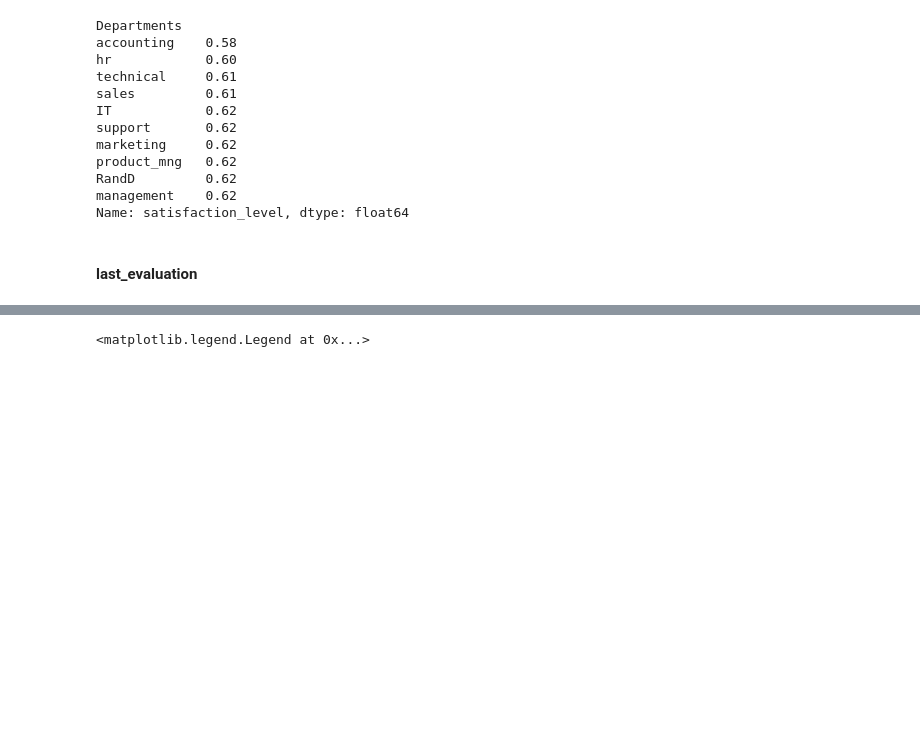
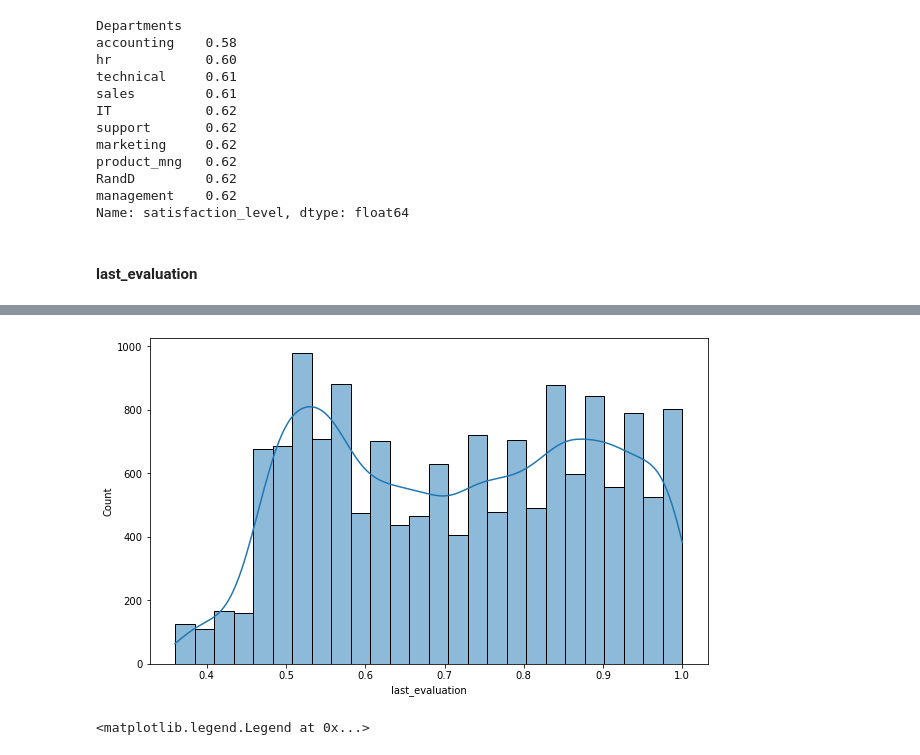
Before and after one commit to habip-bingol/Projects, a Jupyter notebook: ML_Projects/Capstone Projects/Churn_Prediction/Churn_Prediction.ipynb, the cells around one changed output, grey strips where cells are left out. Cells and saved outputs as stored; diff of their text form; code cells hidden in the pictures; blank space fills up the shorter version.

```diff
--- a/ML_Projects/Capstone Projects/Churn_Prediction/Churn_Prediction.ipynb
+++ b/ML_Projects/Capstone Projects/Churn_Prediction/Churn_Prediction.ipynb
@@ -348,3 +360,7 @@ Name: satisfaction_level, dtype: float64
+# %%
+sns.histplot(df.last_evaluation, kde=True);
+# %% [output]
+[figure, added]
 # %%
 sns.scatterplot(x=df.last_evaluation, y=df.average_montly_hours, hue=df.left)
 plt.legend(loc=(1,0.85),fontsize="x-large")
```
Also changed, not shown: parts of 34 cells of this notebook.
